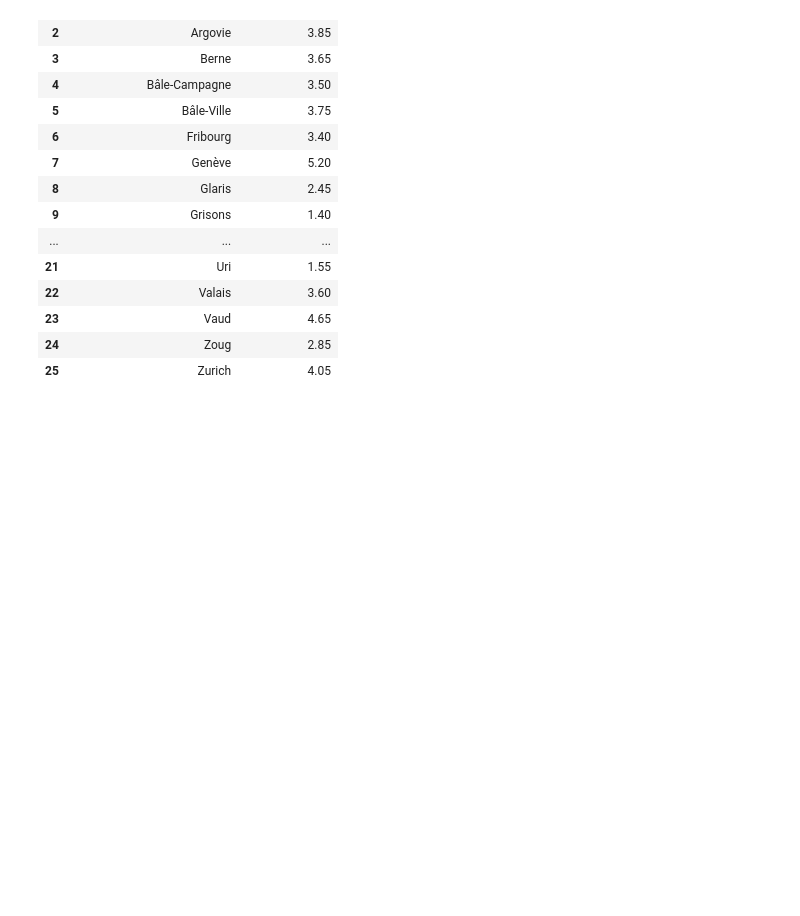
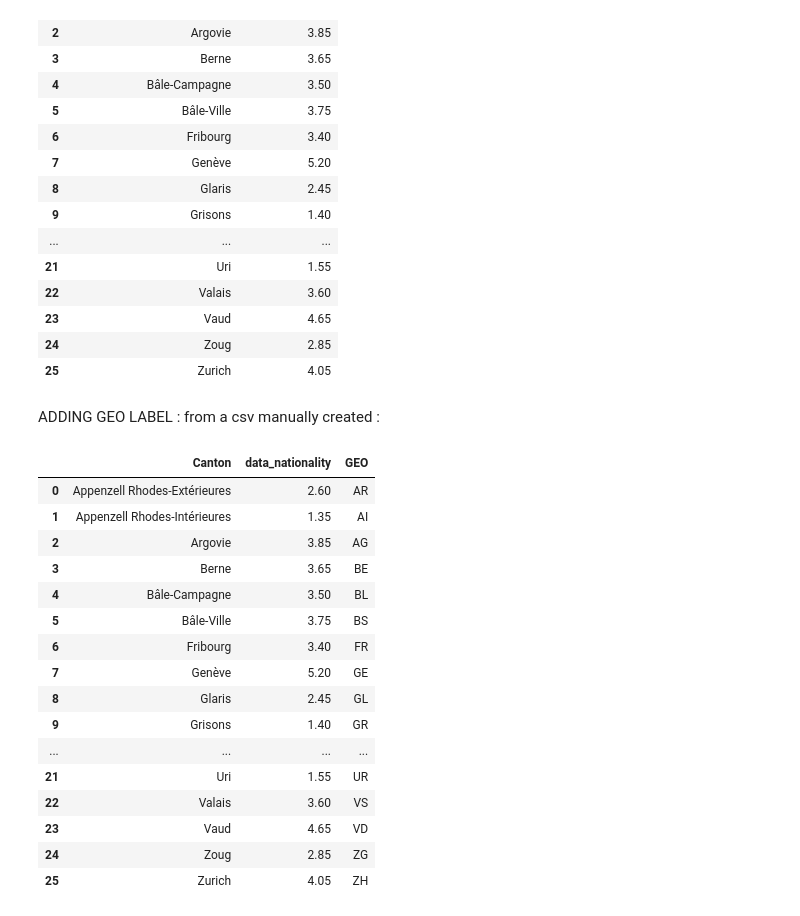
Before and after one commit to LailaHms/ADA2017_Homeworks, a Jupyter notebook: 03 - Interactive Viz/Homework 3.ipynb, the cells around one changed output. Drawn from its saved outputs; the diff is of its cells as text; code cells hidden in the pictures; blank space fills up the shorter version.

Commit message:
Added informations for cantons ID, the map works fine - TODO : adpat colors

```diff
--- a/03 - Interactive Viz/Homework 3.ipynb
+++ b/03 - Interactive Viz/Homework 3.ipynb
@@ -187,6 +187,31 @@ df
 | 23 | Vaud | 4.65 |
 | 24 | Zoug | 2.85 |
 | 25 | Zurich | 4.05 |
+# %% [markdown]
+ADDING GEO LABEL :
+from a csv manually created :
+# %%
+df_geolabel = pd.read_csv('DictCantonGeo.csv',sep=';', encoding='utf-8')
+df = pd.merge(df,df_geolabel,on='Canton')
+df
+# %% [output]
+|  | Canton | data_nationality | GEO |
+| 0 | Appenzell Rhodes-Extérieures | 2.60 | AR |
+| 1 | Appenzell Rhodes-Intérieures | 1.35 | AI |
+| 2 | Argovie | 3.85 | AG |
+| 3 | Berne | 3.65 | BE |
+| 4 | Bâle-Campagne | 3.50 | BL |
+| 5 | Bâle-Ville | 3.75 | BS |
+| 6 | Fribourg | 3.40 | FR |
+| 7 | Genève | 5.20 | GE |
+| 8 | Glaris | 2.45 | GL |
+| 9 | Grisons | 1.40 | GR |
+| ... | ... | ... | ... |
+| 21 | Uri | 1.55 | UR |
+| 22 | Valais | 3.60 | VS |
+| 23 | Vaud | 4.65 | VD |
+| 24 | Zoug | 2.85 | ZG |
+| 25 | Zurich | 4.05 | ZH |
 # %%
 CH_coordinates = [46.818188, 8.227512]
 CH_map = folium.Map(location=CH_coordinates, tiles='cartodbpositron', zoom_start=7)
```
Also changed, not shown: parts of 2 cells of this notebook, 1 other file.
